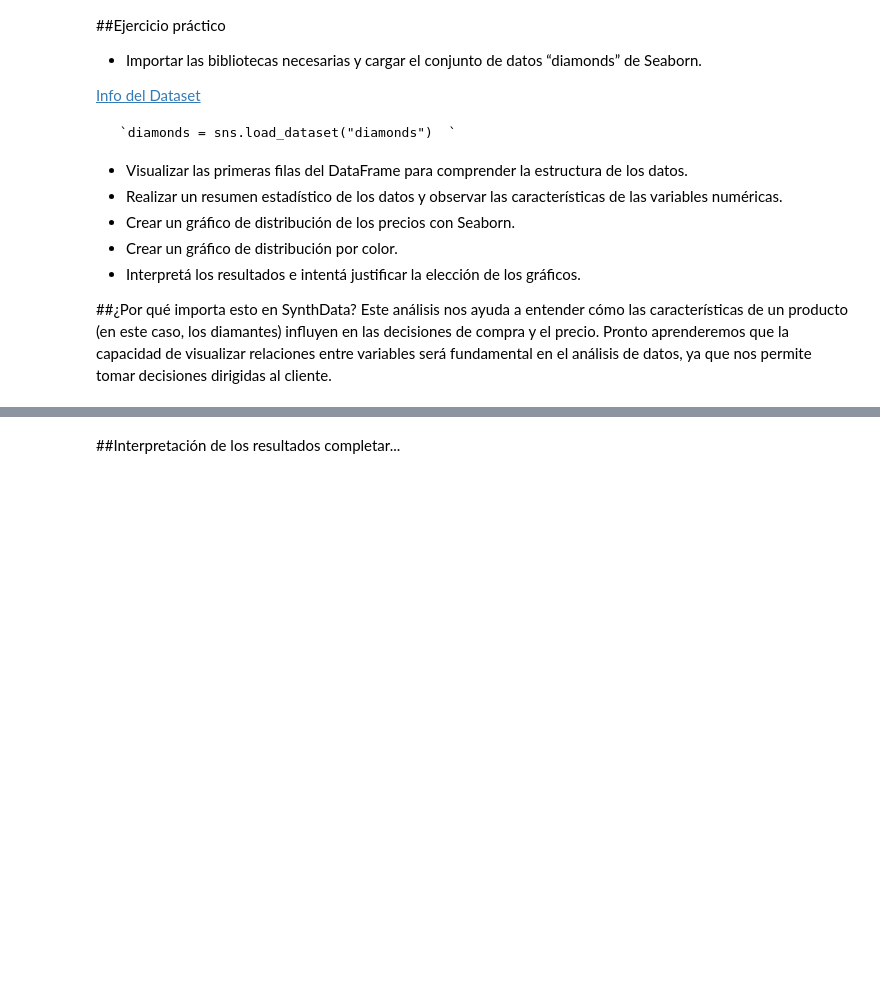
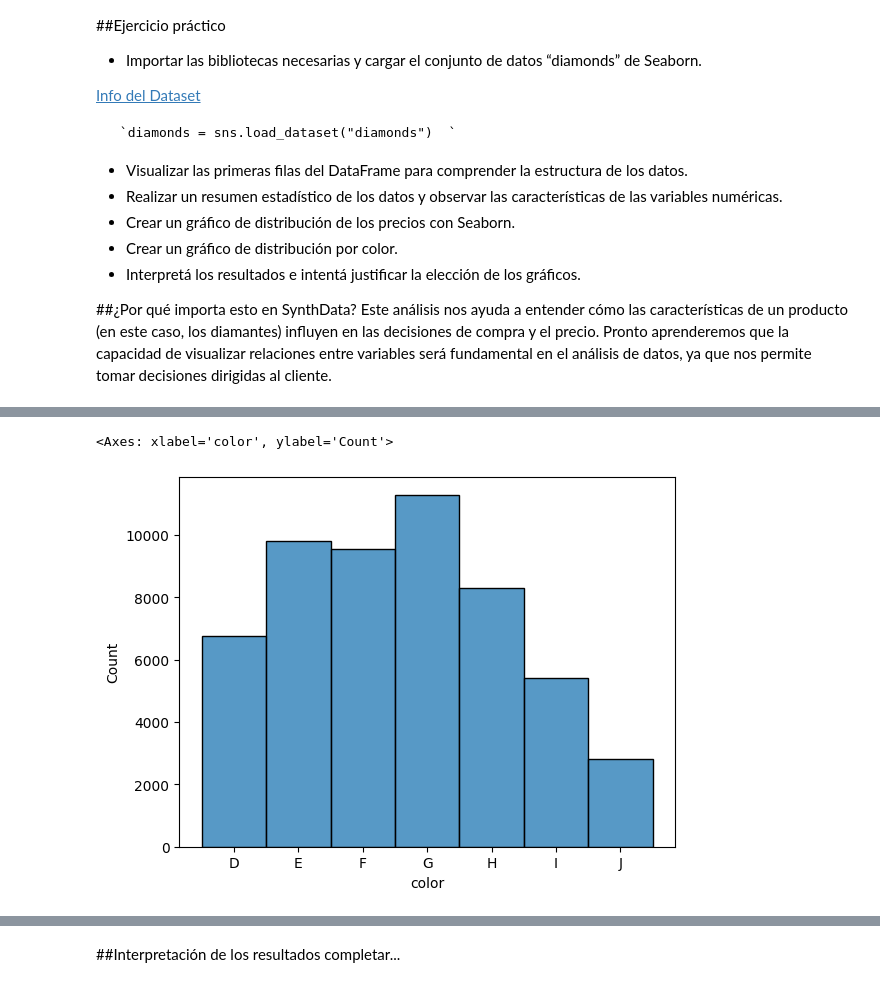
Before and after one commit to GermanStanzione/TT-2C2025-Data-Analitycs-Notebooks, a Jupyter notebook: _20_After_class_10/Mia/After_class_10_Actividades_1_y_2.ipynb, the cells around one changed output, grey strips where cells are left out. Cells and saved outputs as stored; diff of their text form; code cells hidden in the pictures; blank space fills up the shorter version.

```diff
--- a/_20_After_class_10/Mia/After_class_10_Actividades_1_y_2.ipynb
+++ b/_20_After_class_10/Mia/After_class_10_Actividades_1_y_2.ipynb
@@ -43,3 +97,7 @@ import matplotlib.pyplot as plt
 # %%
 # Crear un gráfico de distribución por color
 # puedo usar hist? o tendré que usar otro recurso?
+sns.histplot(data=diamonds, x="color")
+# %% [output]
+<Axes: xlabel='color', ylabel='Count'>
+[figure, added]
```
Also changed, not shown: parts of 12 cells of this notebook.
